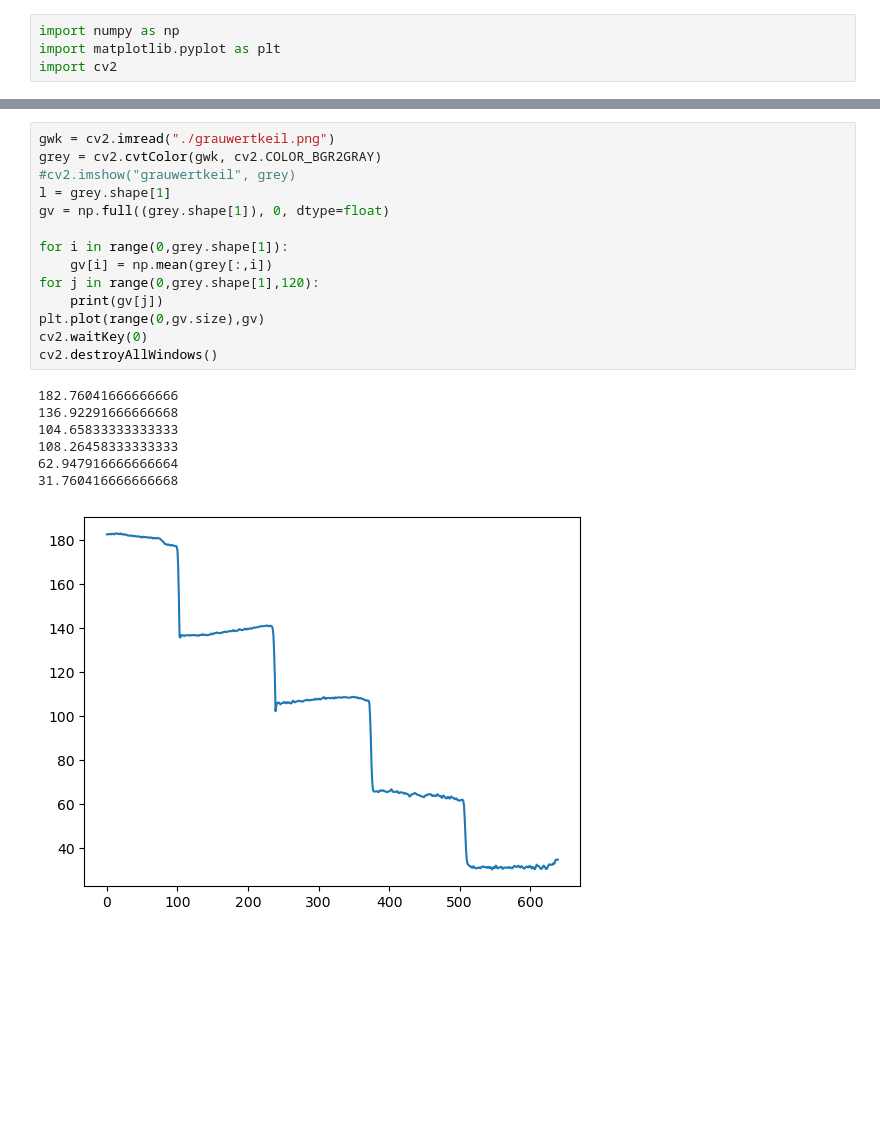
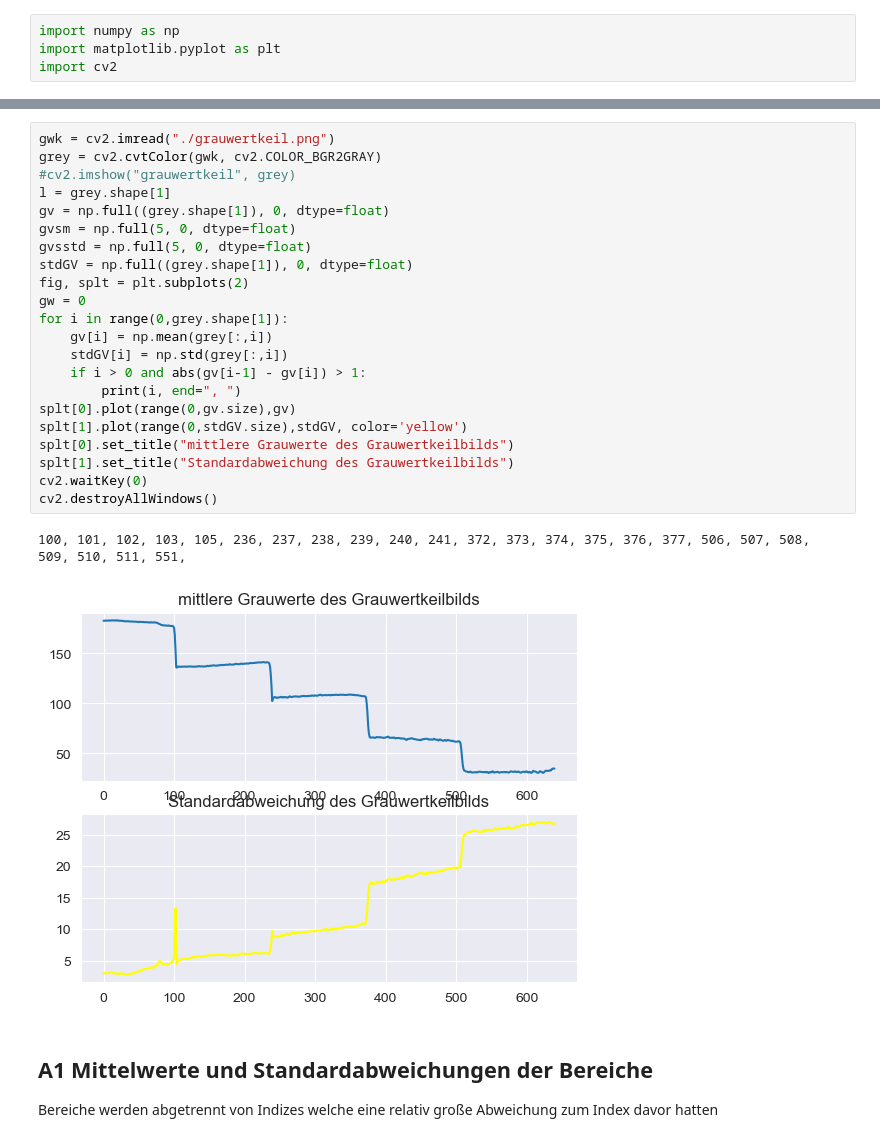
Before and after one commit to Atomarverseucht/AIN, a Jupyter notebook: 3/technische-grundlagen-der-kuenstlichen-intelligenz/versuch2/kamera.ipynb, the cells around one changed output, grey strips where cells are left out. Drawn from its saved outputs; the diff is of its cells as text; blank space fills up the shorter version.

```diff
--- a/3/technische-grundlagen-der-kuenstlichen-intelligenz/versuch2/kamera.ipynb
+++ b/3/technische-grundlagen-der-kuenstlichen-intelligenz/versuch2/kamera.ipynb
@@ -5,22 +9,29 @@ import cv2
 # %%
 gwk = cv2.imread("./grauwertkeil.png")
 grey = cv2.cvtColor(gwk, cv2.COLOR_BGR2GRAY)
 #cv2.imshow("grauwertkeil", grey)
 l = grey.shape[1]
 gv = np.full((grey.shape[1]), 0, dtype=float)
-
+gvsm = np.full(5, 0, dtype=float)
+gvsstd = np.full(5, 0, dtype=float)
+stdGV = np.full((grey.shape[1]), 0, dtype=float)
+fig, splt = plt.subplots(2)
+gw = 0
 for i in range(0,grey.shape[1]):
     gv[i] = np.mean(grey[:,i])
-for j in range(0,grey.shape[1],120):
-    print(gv[j])
-plt.plot(range(0,gv.size),gv)
+    stdGV[i] = np.std(grey[:,i])
+    if i > 0 and abs(gv[i-1] - gv[i]) > 1:
+        print(i, end=", ")
+splt[0].plot(range(0,gv.size),gv)
+splt[1].plot(range(0,stdGV.size),stdGV, color='yellow')
+splt[0].set_title("mittlere Grauwerte des Grauwertkeilbilds")
+splt[1].set_title("Standardabweichung des Grauwertkeilbilds")
 cv2.waitKey(0)
 cv2.destroyAllWindows()
 # %% [output]
-182.76041666666666
-136.92291666666668
-104.65833333333333
-108.26458333333333
-62.947916666666664
-31.760416666666668
+100, 101, 102, 103, 105, 236, 237, 238, 239, 240, 241, 372, 373, 374, 375, 376, 377, 506, 507, 508, 509, 510, 511, 551,
-[figure, old version]
+[figure, new version]
+# %% [markdown]
+## A1 Mittelwerte und Standardabweichungen der Bereiche
+
+Bereiche werden abgetrennt von Indizes welche eine relativ große Abweichung zum Index davor hatten
```
Also changed, not shown: parts of 4 cells of this notebook, 1 other file.
